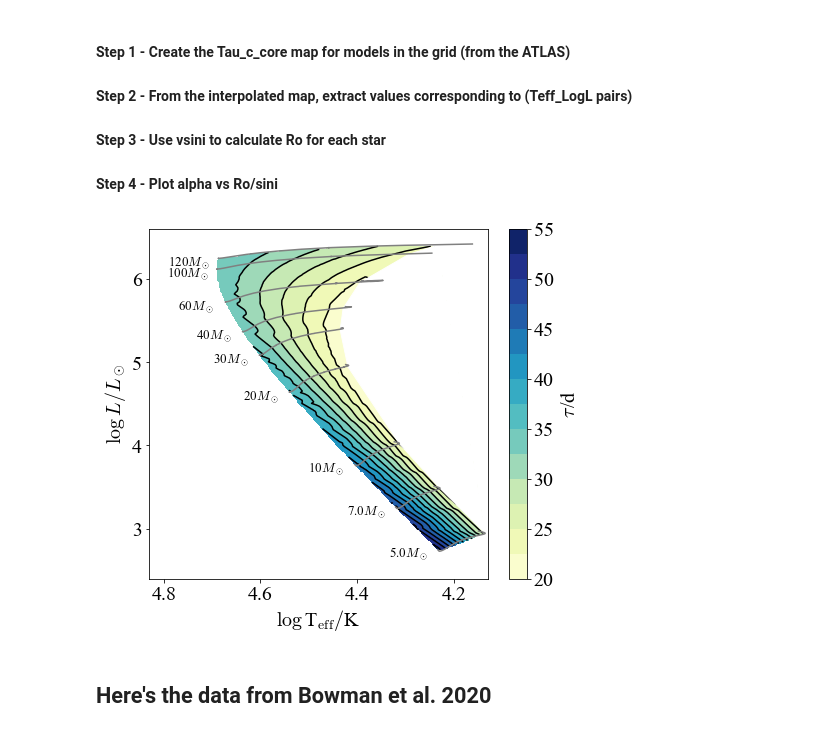
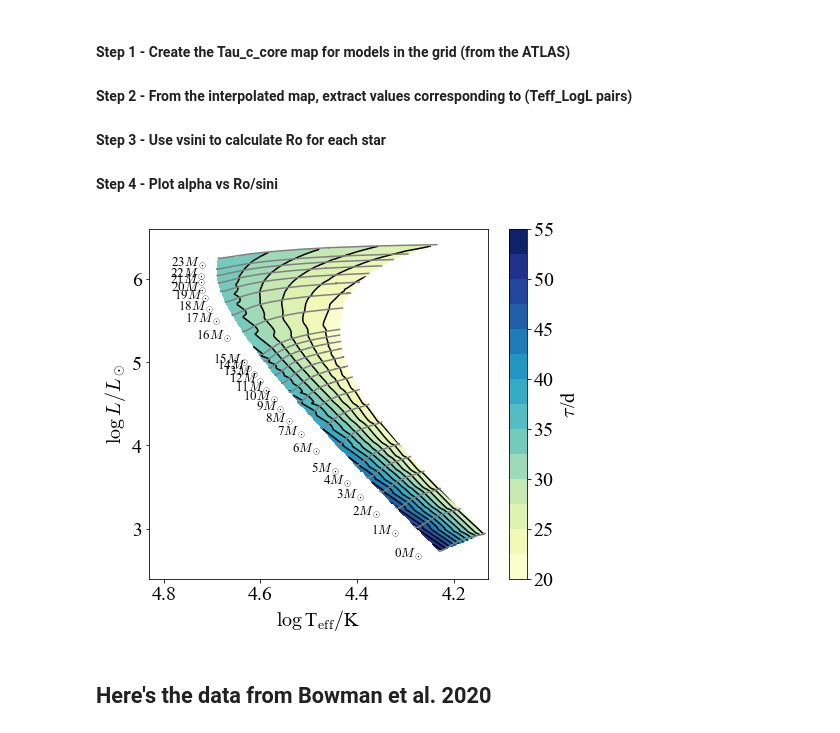
Before and after one commit to matteocantiello/CoreIGW, a Jupyter notebook: IGW_Rossby_pickle.ipynb, the cells around one changed output. Saved outputs shown, nothing was run; the diff lists cells and outputs as text; code cells hidden in the pictures.

Commit message:
Fixed data reading. Now just needs the pickle to run

```diff
--- a/IGW_Rossby_pickle.ipynb
+++ b/IGW_Rossby_pickle.ipynb
@@ -29,6 +27,7 @@ k = 0
 lzams = []
 tzams = []
 gzams = []
+mask_beyond_tams=[]
 
 for i in range(0,len(mods)):
       h=hs[i]
@@ -53,6 +52,7 @@ for i in range(0,len(mods)):
       x.append(logt[zams:tams])
       y.append(ell[zams:tams])
       z.append(h.turnover_core[zams:tams]/24/3600)
+      mask_beyond_tams.append([logt[tams],ell[tams]]) # To patch region of interpolation outside tams
 
 x=array(list(flatten(x)))
 y=array(list(flatten(y)))
@@ -82,41 +82,43 @@ plt.gca().invert_xaxis()
 dt = 0.06
 dl = -0.09
 
-mask_beyond_tams=[]
 
-for i in hrdlines:
-    h=mr.MesaData(DIR+str(i)+'/LOGS/history.data')
+
+#for i in hrdlines:
+#    h=mr.MesaData(DIR+str(i)+'/LOGS/history.data')
+for i in range(0,len(mods)):
+    h=hs[i]
     model = h.model_number
     logl = h.log_L
     logg = h.log_g
     center_h1 = h.center_h1
     logt= h.log_Teff
     zams=find_h(0.001,center_h1,model)
     tams=find_tams(center_h1,model)
     ell = (10**logt)**4.0/(10**logg)
     ell=np.log10(ell/ell_sun)
     ell = logl
-    plt.plot(logt[zams:],ell[zams:],c='gray',alpha=1.0)
+    plt.plot(logt[zams:tams],ell[zams:tams],c='gray',alpha=1.0)
     ax.text(logt[zams]+dt,ell[zams]+dl,str(i)+r'$M_\odot$',ha='center',fontsize=13) # ,verticalalignment='center',rotation='vertical',
-    mask_beyond_tams.append([logt[tams],ell[tams]]) # To patch region of interpolation outside tams
+
 
 
 # Patch contour region outside TAMS
 patches = []
 polygon = matplotlib.patches.Polygon(mask_beyond_tams, closed=True,fill=True, color='white')
 patches.append(polygon)
 coll = PatchCollection(patches, zorder=2,color='white')
 ax.add_collection(coll)
 
 #ax.text(4.75,2.0,'FeCZ',fontsize=22)
 ax.set_xlabel(lgteff)
 ax.set_ylabel(lgl)
 ax.set_xlim([4.83,4.13])
 ax.set_ylim([2.4,6.6])
 
 plt.savefig("turnover_core.pdf",bbox_inches='tight')
 # %% [output]
-[figure, old version]
+[figure, new version]
 # %% [markdown]
 ## Here's the data from Bowman et al. 2020
 # %%
```
Also changed, not shown: parts of 1 cell of this notebook.
